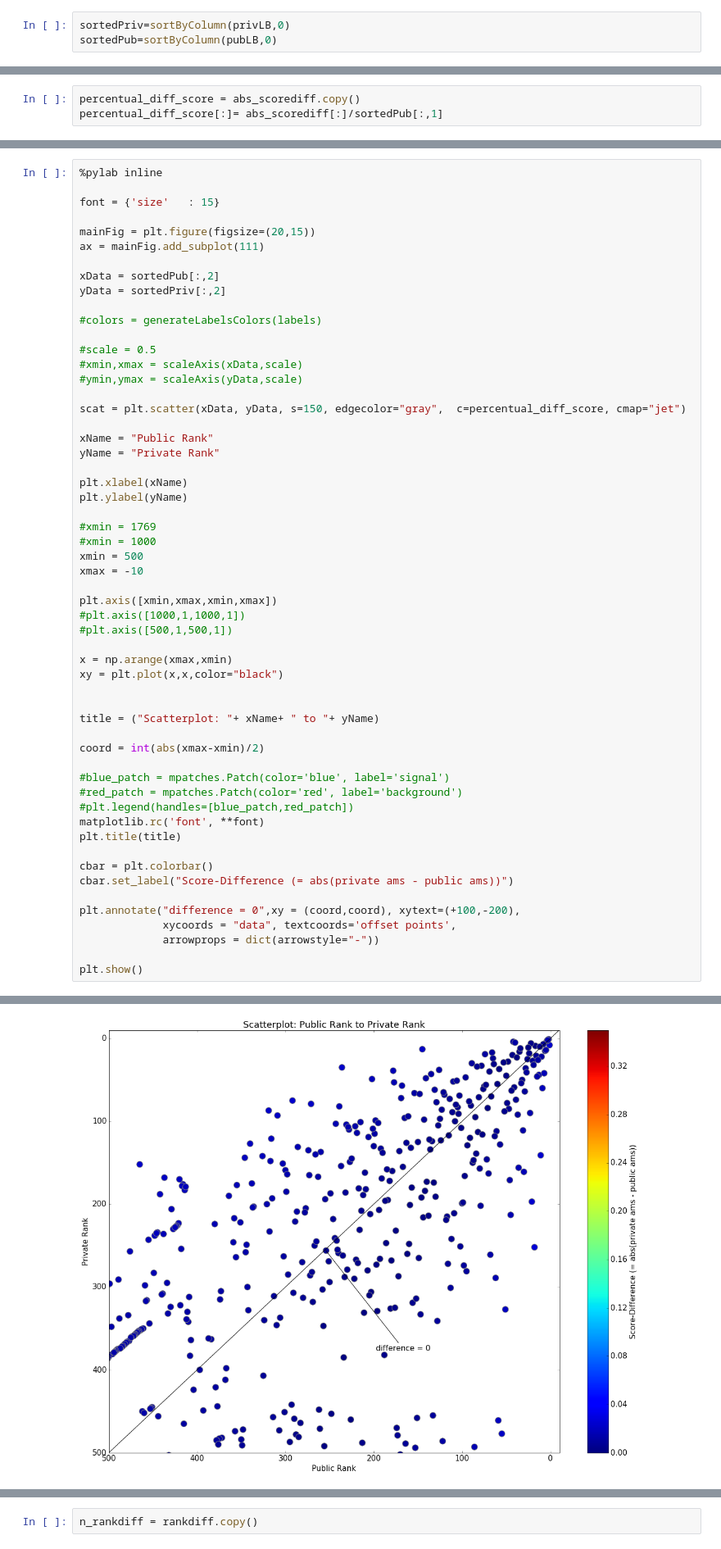
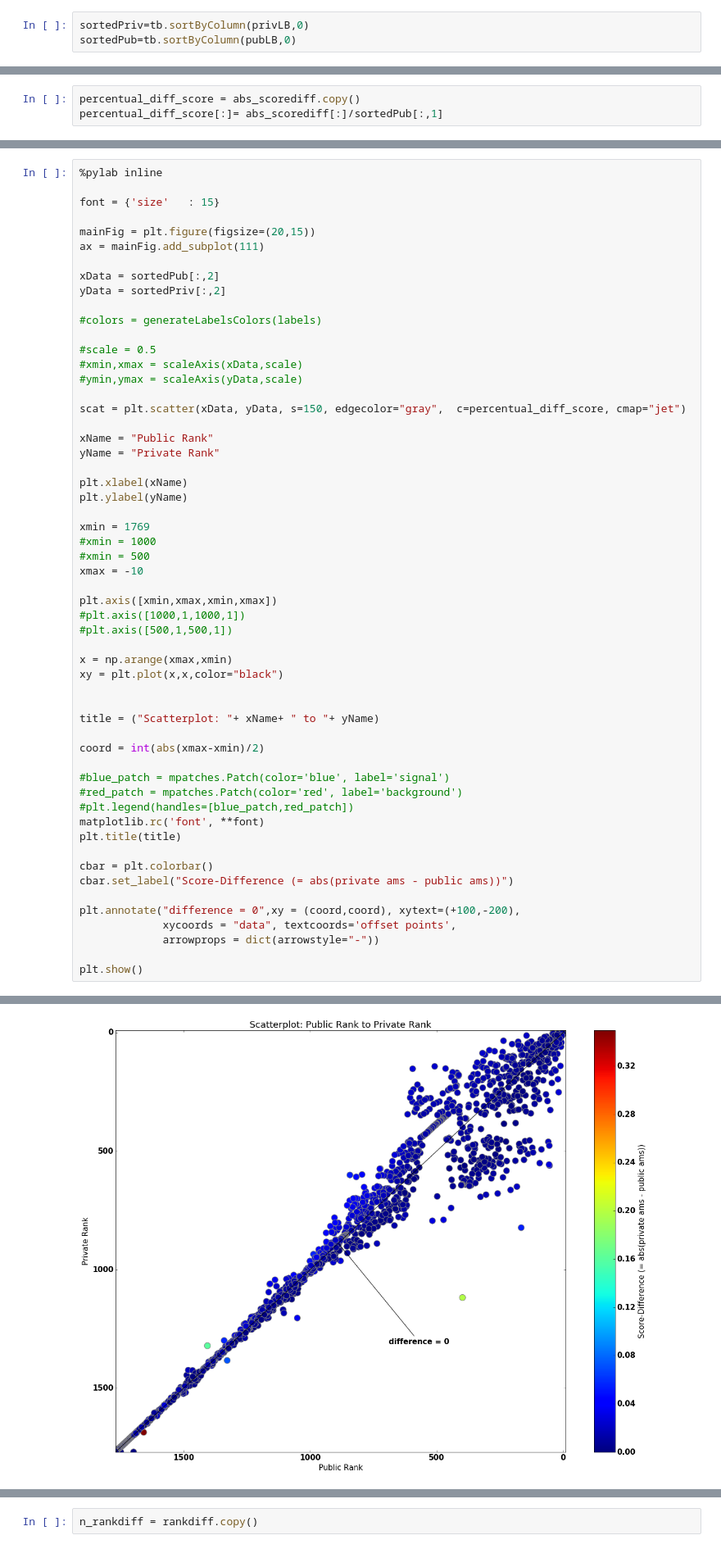
Before and after one commit to gargi/BA_git, a Jupyter notebook: Scripts/Python/noteData.ipynb, the cells around one changed output, grey strips where cells are left out. Shown at 82% size. Drawn from its saved outputs; the diff is of its cells as text.

```diff
--- a/Scripts/Python/noteData.ipynb
+++ b/Scripts/Python/noteData.ipynb
@@ -264,6 +303,6 @@ def sortByColumn(array,column):
 # %%
-sortedPriv=sortByColumn(privLB,0)
-sortedPub=sortByColumn(pubLB,0)
+sortedPriv=tb.sortByColumn(privLB,0)
+sortedPub=tb.sortByColumn(pubLB,0)
 # %% [markdown]
 Differences in Leaderboards:
 # %% [markdown]
@@ -371,42 +399,42 @@ yName = "Private Rank"
 plt.xlabel(xName)
 plt.ylabel(yName)
 
-#xmin = 1769
+xmin = 1769
 #xmin = 1000
-xmin = 500
+#xmin = 500
 xmax = -10
 
 plt.axis([xmin,xmax,xmin,xmax])
 #plt.axis([1000,1,1000,1])
 #plt.axis([500,1,500,1])
 
 x = np.arange(xmax,xmin)
 xy = plt.plot(x,x,color="black")
 
 
 title = ("Scatterplot: "+ xName+ " to "+ yName)
 
 coord = int(abs(xmax-xmin)/2)
 
 #blue_patch = mpatches.Patch(color='blue', label='signal')
 #red_patch = mpatches.Patch(color='red', label='background')
 #plt.legend(handles=[blue_patch,red_patch])
 matplotlib.rc('font', **font)
 plt.title(title)
 
 cbar = plt.colorbar()
 cbar.set_label("Score-Difference (= abs(private ams - public ams))")
 
 plt.annotate("difference = 0",xy = (coord,coord), xytext=(+100,-200),
              xycoords = "data", textcoords='offset points',
              arrowprops = dict(arrowstyle="-"))
 
 plt.show()
 # %% [output]
 Populating the interactive namespace from numpy and matplotlib
 WARNING: pylab import has clobbered these variables: ['title']
 `%matplotlib` prevents importing * from pylab and numpy
-[figure, old version]
+[figure, new version]
 # %%
 mainFig = plt.figure(figsize=(20,15))
 ax = mainFig.add_subplot(111)
```
Also changed, not shown: parts of 37 cells of this notebook, 41 other files.
